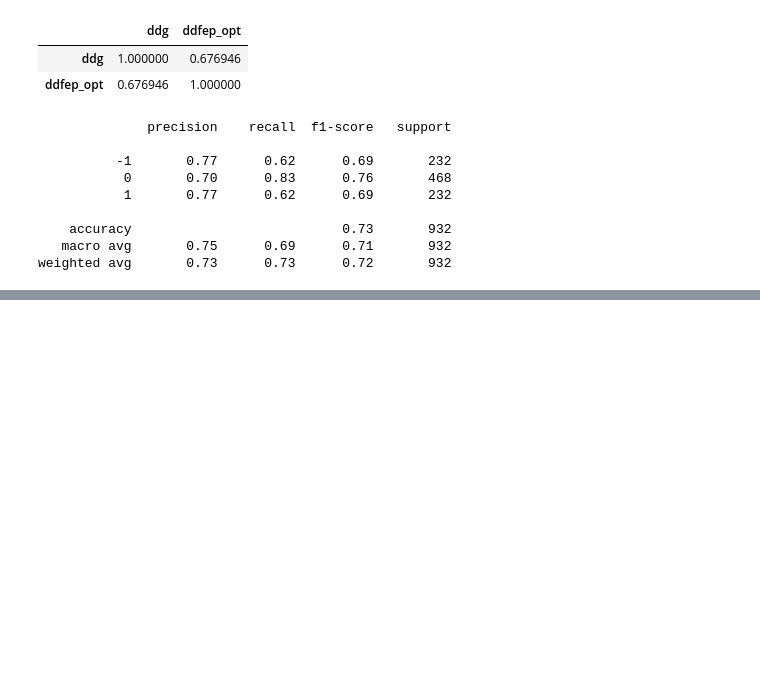
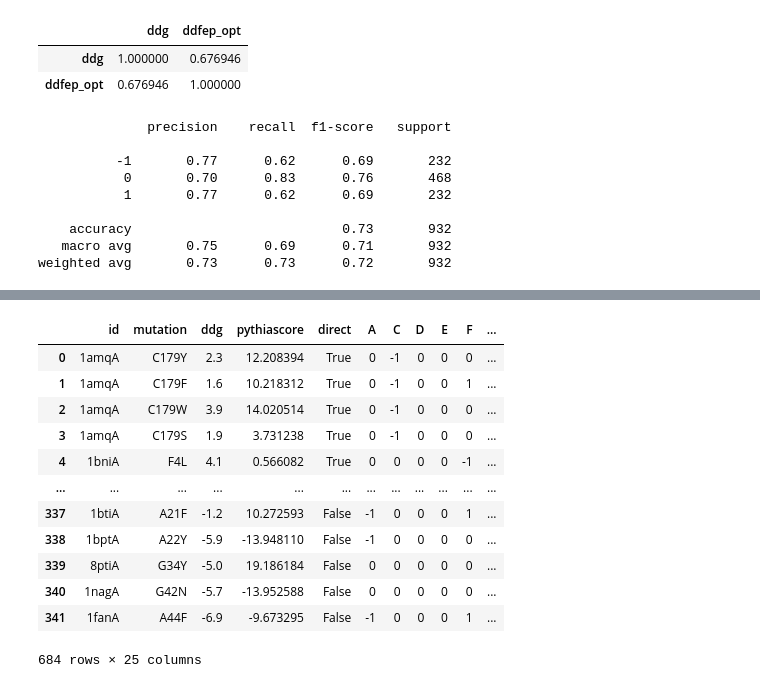
Before and after one commit to compbiomed-unito/ddMBC, a Jupyter notebook: Pythia/pythia_double.ipynb, the cells around one changed output, grey strips where cells are left out. Saved outputs shown, nothing was run; the diff lists cells and outputs as text; code cells hidden in the pictures; blank space fills up the shorter version.

```diff
--- a/Pythia/pythia_double.ipynb
+++ b/Pythia/pythia_double.ipynb
@@ -34,3 +4,0 @@ def go_to_my_format(x):
-# %%
-esmif_df=esmif_df.apply(lambda x: go_to_my_format(x), axis=1)
-esmif_df
@@ -814,0 +828,4 @@ weighted avg       0.73      0.73      0.72       932
+# %%
+ssym_dir_df= pandas.read_csv('ssym_dir_pythia.csv').drop('Unnamed: 0', axis=1)
+ssym_dir_df['direct']=True
+ssym_dir_df
@@ -814,0 +846,4 @@ weighted avg       0.73      0.73      0.72       932
+# %%
+ssym_inv_df= pandas.read_csv('ssym_inv_pythia.csv').drop('Unnamed: 0', axis=1)
+ssym_inv_df['direct']=False
+ssym_inv_df
@@ -814,0 +864,25 @@ weighted avg       0.73      0.73      0.72       932
+# %%
+def encode_ssym_mutation(x):
+    x[x["mutation"][0]] = -1
+    x[x["mutation"][-1]] = 1
+    return x
+# %%
+_ssym_raw = pandas.concat([ssym_dir_df, ssym_inv_df])
+for _ in sorted(kd.keys()):
+    _ssym_raw[_] = 0
+ssym_df = _ssym_raw.apply(encode_ssym_mutation, axis=1)
+ssym_df
+# %% [output]
+|  | id | mutation | ddg | pythiascore | direct | A | C | D | E | F | ... |
+| 0 | 1amqA | C179Y | 2.3 | 12.208394 | True | 0 | -1 | 0 | 0 | 0 | ... |
+| 1 | 1amqA | C179F | 1.6 | 10.218312 | True | 0 | -1 | 0 | 0 | 1 | ... |
+| 2 | 1amqA | C179W | 3.9 | 14.020514 | True | 0 | -1 | 0 | 0 | 0 | ... |
+| 3 | 1amqA | C179S | 1.9 | 3.731238 | True | 0 | -1 | 0 | 0 | 0 | ... |
+| 4 | 1bniA | F4L | 4.1 | 0.566082 | True | 0 | 0 | 0 | 0 | -1 | ... |
+| ... | ... | ... | ... | ... | ... | ... | ... | ... | ... | ... | ... |
+| 337 | 1btiA | A21F | -1.2 | 10.272593 | False | -1 | 0 | 0 | 0 | 1 | ... |
+| 338 | 1bptA | A22Y | -5.9 | -13.948110 | False | -1 | 0 | 0 | 0 | 0 | ... |
+| 339 | 8ptiA | G34Y | -5.0 | 19.186184 | False | 0 | 0 | 0 | 0 | 0 | ... |
+| 340 | 1nagA | G42N | -5.7 | -13.952588 | False | 0 | 0 | 0 | 0 | 0 | ... |
+| 341 | 1fanA | A44F | -6.9 | -9.673295 | False | -1 | 0 | 0 | 0 | 1 | ... |
+684 rows × 25 columns
```
Also changed, not shown: parts of 46 cells of this notebook, 7 other files.
